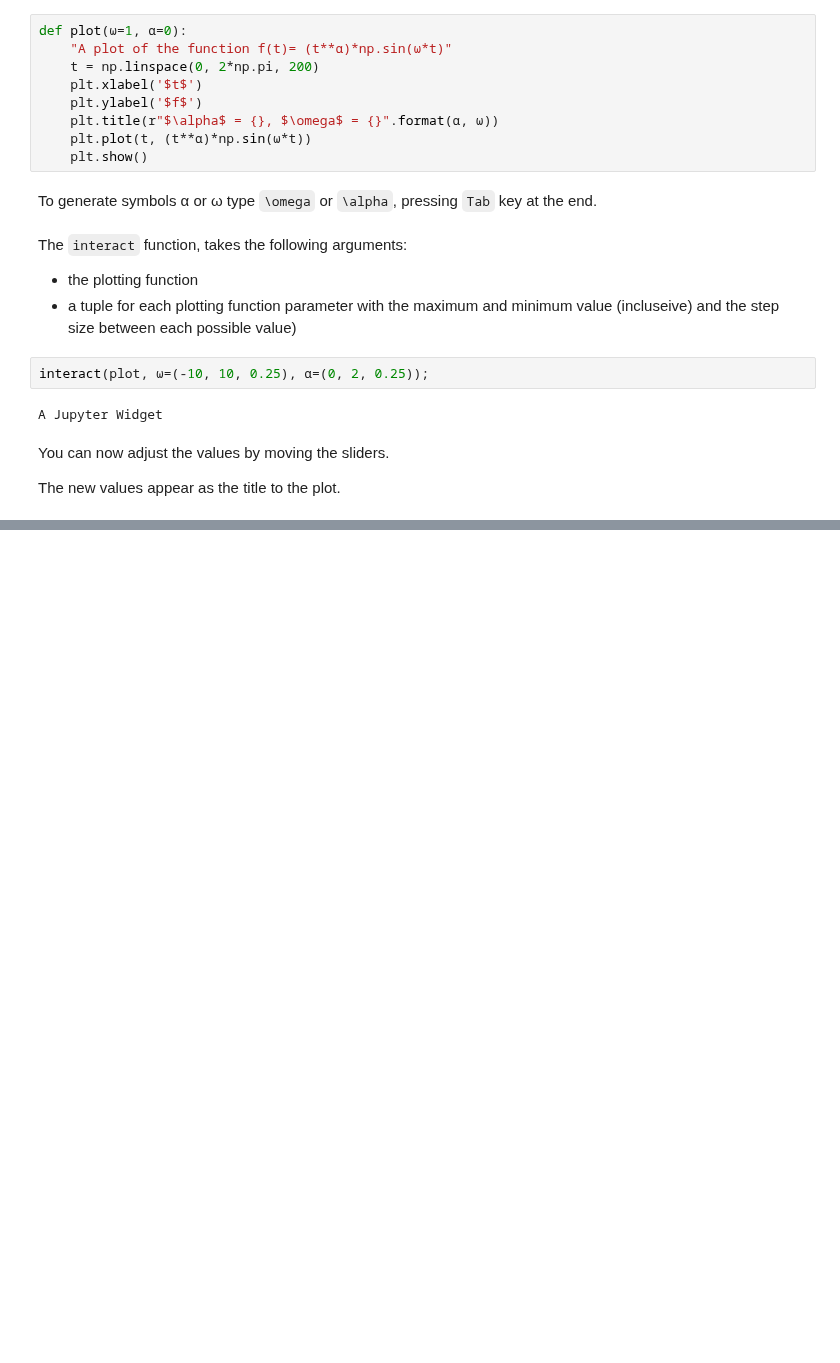
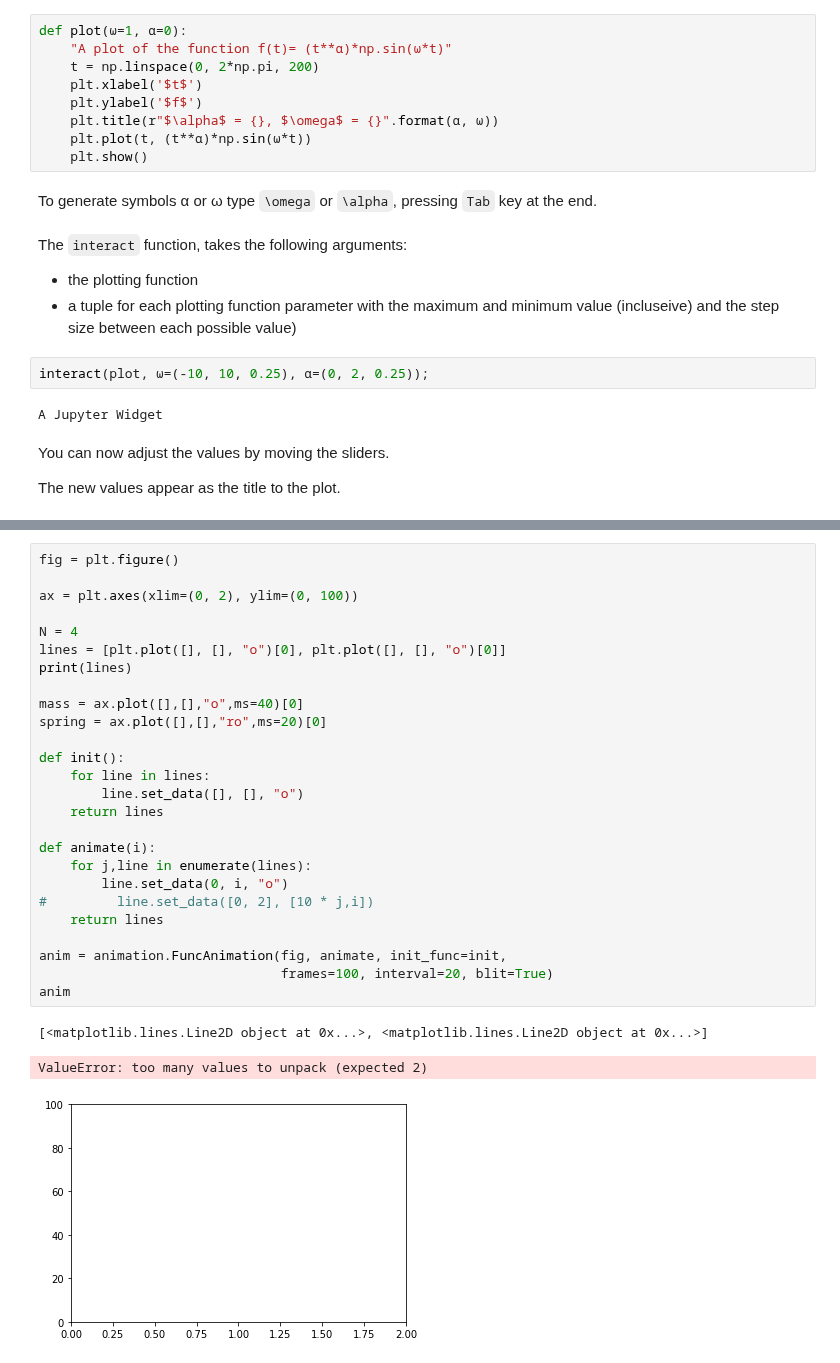
Before and after one commit to hphilamore/ILAS_python, a Jupyter notebook: 8_Plotting.ipynb, the cells around one changed output, grey strips where cells are left out. Cells and saved outputs as stored; diff of their text form; blank space fills up the shorter version.

```diff
--- a/8_Plotting.ipynb
+++ b/8_Plotting.ipynb
@@ -393,0 +575,30 @@ HTML(anim.to_html5_video())
+# %%
+fig = plt.figure()
+
+ax = plt.axes(xlim=(0, 2), ylim=(0, 100))
+
+N = 4
+lines = [plt.plot([], [], "o")[0], plt.plot([], [], "o")[0]]
+print(lines)
+
+mass = ax.plot([],[],"o",ms=40)[0]
+spring = ax.plot([],[],"ro",ms=20)[0]
+
+def init():
+    for line in lines:
+        line.set_data([], [], "o")
+    return lines
+
+def animate(i):
+    for j,line in enumerate(lines):
+        line.set_data(0, i, "o")
+#         line.set_data([0, 2], [10 * j,i])
+    return lines
+
+anim = animation.FuncAnimation(fig, animate, init_func=init,
+                               frames=100, interval=20, blit=True)
+anim
+# %% [output]
+[<matplotlib.lines.Line2D object at 0x...>, <matplotlib.lines.Line2D object at 0x...>]
+ValueError: too many values to unpack (expected 2)
+[figure, added]
```
Also changed, not shown: parts of 19 cells of this notebook, 4 other files.
